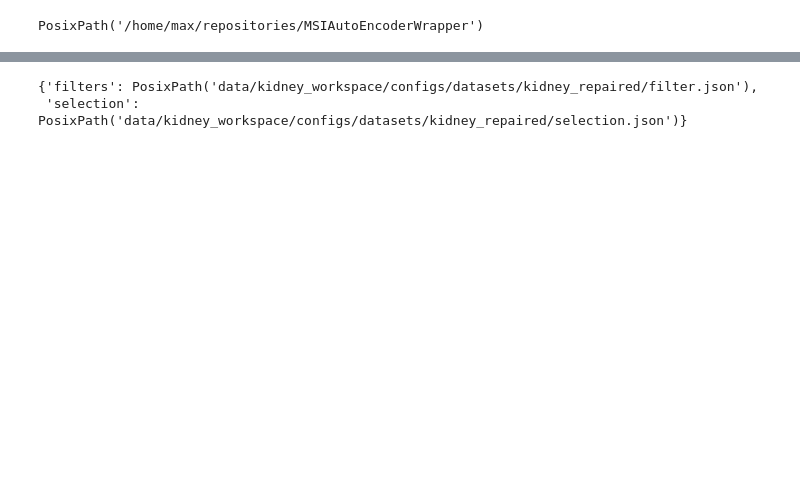
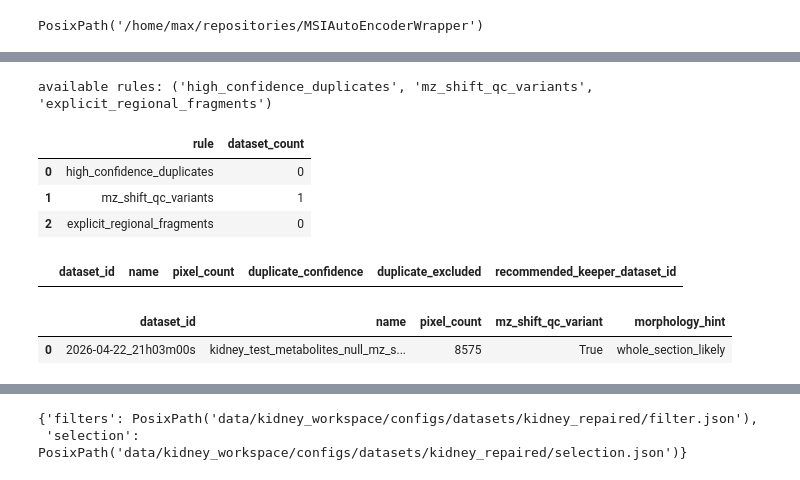
Before and after one commit to maxi7524/MSIAutoEncoderWrapper, a Jupyter notebook: assets/datasets_query/kidney_dataset_repaired.ipynb, the cells around one changed output, grey strips where cells are left out. Cells and saved outputs as stored; diff of their text form; code cells hidden in the pictures; blank space fills up the shorter version.

```diff
--- a/assets/datasets_query/kidney_dataset_repaired.ipynb
+++ b/assets/datasets_query/kidney_dataset_repaired.ipynb
@@ -228,0 +109,32 @@ Unikam nadpisania istniejącego, używanego przez pipeline `kidney/filter.json`
+# %%
+kidney_profile = DatasetReviewProfile(
+    low_pixel_threshold=None,  # kidney's pool minimum is 5025 px -- no outliers to flag, see prior audit
+    morphology_pattern=r"(?:cortex|medulla|papilla|pelvis|calyx|glomerul)",
+    explicit_regional_names=frozenset(),  # no user-confirmed explicit fragments for kidney (unlike brain)
+)
+review = explorer.review_current(profile=kidney_profile)
+
+print("available rules:", review.available_rules)
+display(review.summary())
+
+display(
+    review.table.loc[
+        review.table["duplicate_cluster_size"] > 1,
+        ["dataset_id", "name", "pixel_count", "duplicate_confidence", "duplicate_excluded", "recommended_keeper_dataset_id"],
+    ]
+)
+display(
+    review.table.loc[
+        review.table["mz_shift_qc_variant"] | review.table["morphology_hint"].eq("regional_or_microregion"),
+        ["dataset_id", "name", "pixel_count", "mz_shift_qc_variant", "morphology_hint"],
+    ]
+)
+# %% [output]
+available rules: ('high_confidence_duplicates', 'mz_shift_qc_variants', 'explicit_regional_fragments')
+|  | rule | dataset_count |
+| 0 | high_confidence_duplicates | 0 |
+| 1 | mz_shift_qc_variants | 1 |
+| 2 | explicit_regional_fragments | 0 |
+|  | dataset_id | name | pixel_count | duplicate_confidence | duplicate_excluded | recommended_keeper_dataset_id |
+|  | dataset_id | name | pixel_count | mz_shift_qc_variant | morphology_hint |
+| 0 | 2026-04-22_21h03m00s | kidney_test_metabolites_null_mz_s... | 8575 | True | whole_section_likely |
```
Also changed, not shown: parts of 21 cells of this notebook, 9 other files.
